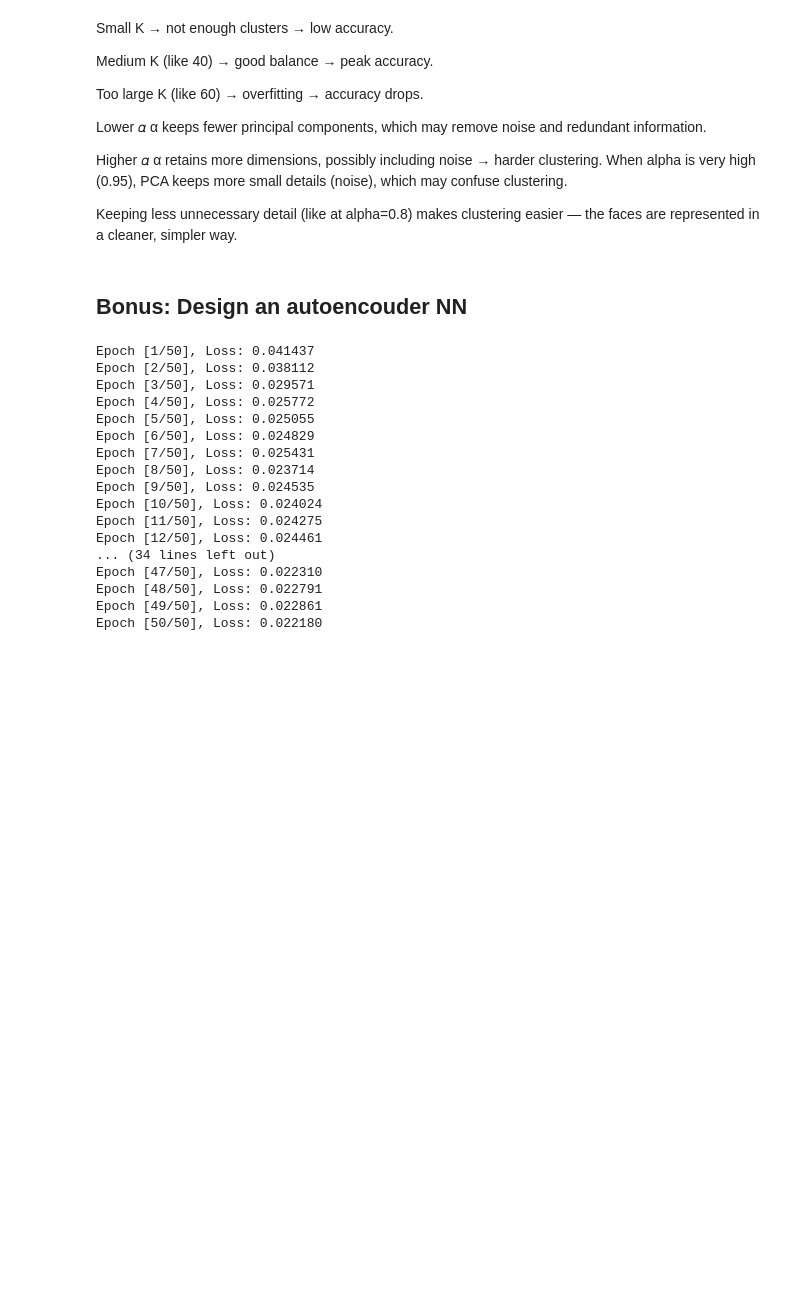
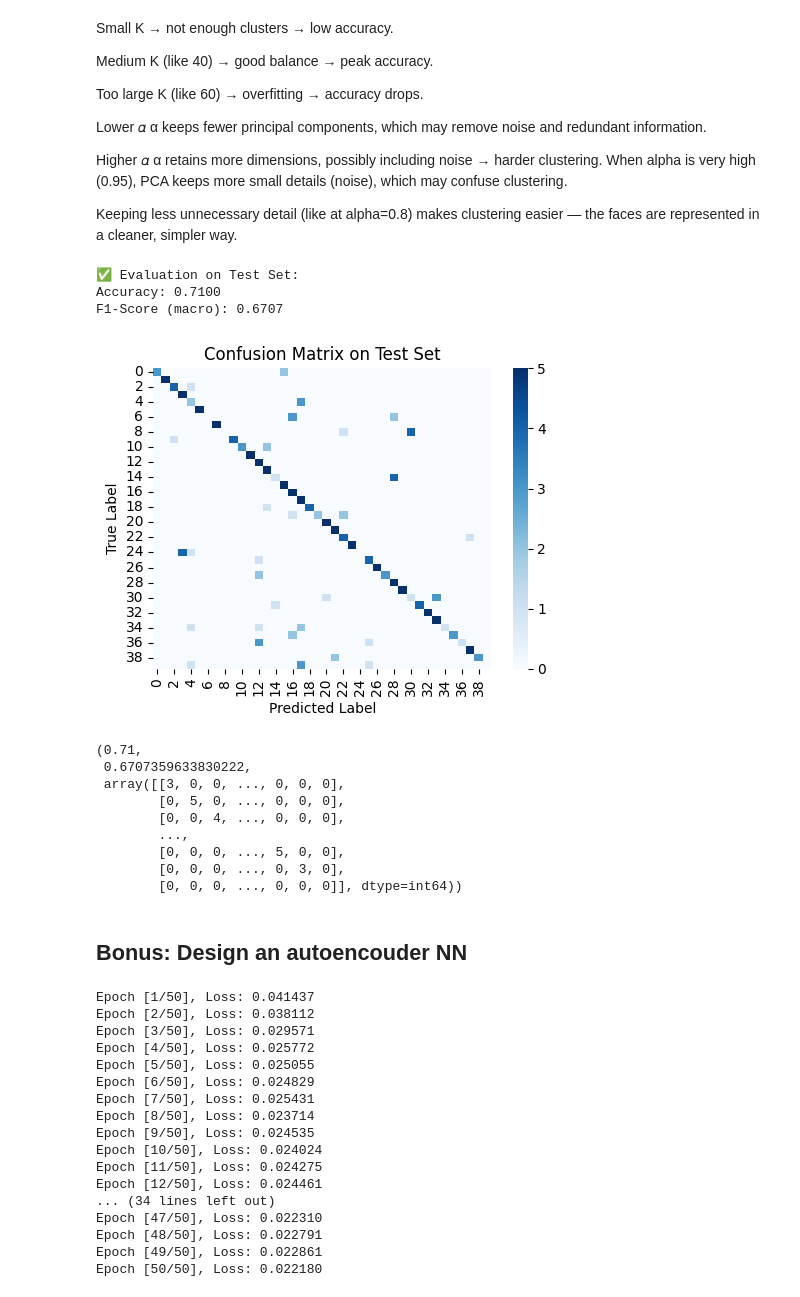
Before and after one commit to Into-To-AI/Face-Recognition, a Jupyter notebook: train.ipynb, the cells around one changed output. Cells and saved outputs as stored; diff of their text form; code cells hidden in the pictures; blank space fills up the shorter version.

```diff
--- a/train.ipynb
+++ b/train.ipynb
@@ -440,7 +458,7 @@ def evaluate_kmeans_on_test(best_model, X_test, y_test, pca):
 
     #Apply PCA on X_test
     pca = PCA()
-    pca.load_eigen()
+    pca.load_eigen("train")
     pca.set_alpha(best_model['alpha'])
     X_test_pca = pca.transform(X_test)
 
@@ -451,33 +469,47 @@ def evaluate_kmeans_on_test(best_model, X_test, y_test, pca):
 
     # Map cluster labels to subject IDs
     mapping = best_model['mapping']
     #For each predicted cluster_id in the test set,
     #Retrieve the corresponding subject ID that was assigned by majority vote during training as it is evaltion part
     y_pred = np.array([mapping.get(c, -1) for c in test_cluster_labels])
 
 
     # 4. Calculate metrics
     acc = accuracy_score(y_test, y_pred)
     f1 = f1_score(y_test, y_pred, average='macro')
     confusionM = confusion_matrix(y_test, y_pred)
 
     # 5. Display nicely
     print("\n✅ Evaluation on Test Set:")
     print(f"Accuracy: {acc:.4f}")
     print(f"F1-Score (macro): {f1:.4f}")
 
     plt.figure(figsize=(5, 4))
     sns.heatmap(confusionM, annot=False, cmap="Blues", fmt="d", cbar=True)
     plt.title('Confusion Matrix on Test Set')
     plt.xlabel('Predicted Label')
     plt.ylabel('True Label')
     plt.tight_layout()
     plt.show()
 
     return acc, f1, confusionM
 
 # Evaluate the best K-Means model on the test set
 evaluate_kmeans_on_test(best_model, X_test, y_test, pca)
+# %% [output]
+✅ Evaluation on Test Set:
+Accuracy: 0.7100
+F1-Score (macro): 0.6707
+[figure, added]
+(0.71,
+ 0.6707359633830222,
+ array([[3, 0, 0, ..., 0, 0, 0],
+        [0, 5, 0, ..., 0, 0, 0],
+        [0, 0, 4, ..., 0, 0, 0],
+        ...,
+        [0, 0, 0, ..., 5, 0, 0],
+        [0, 0, 0, ..., 0, 3, 0],
+        [0, 0, 0, ..., 0, 0, 0]], dtype=int64))
 # %% [markdown]
 ## Bonus: Design an autoencouder NN
 # %%
```
Also changed, not shown: parts of 5 cells of this notebook, 1 other file.
